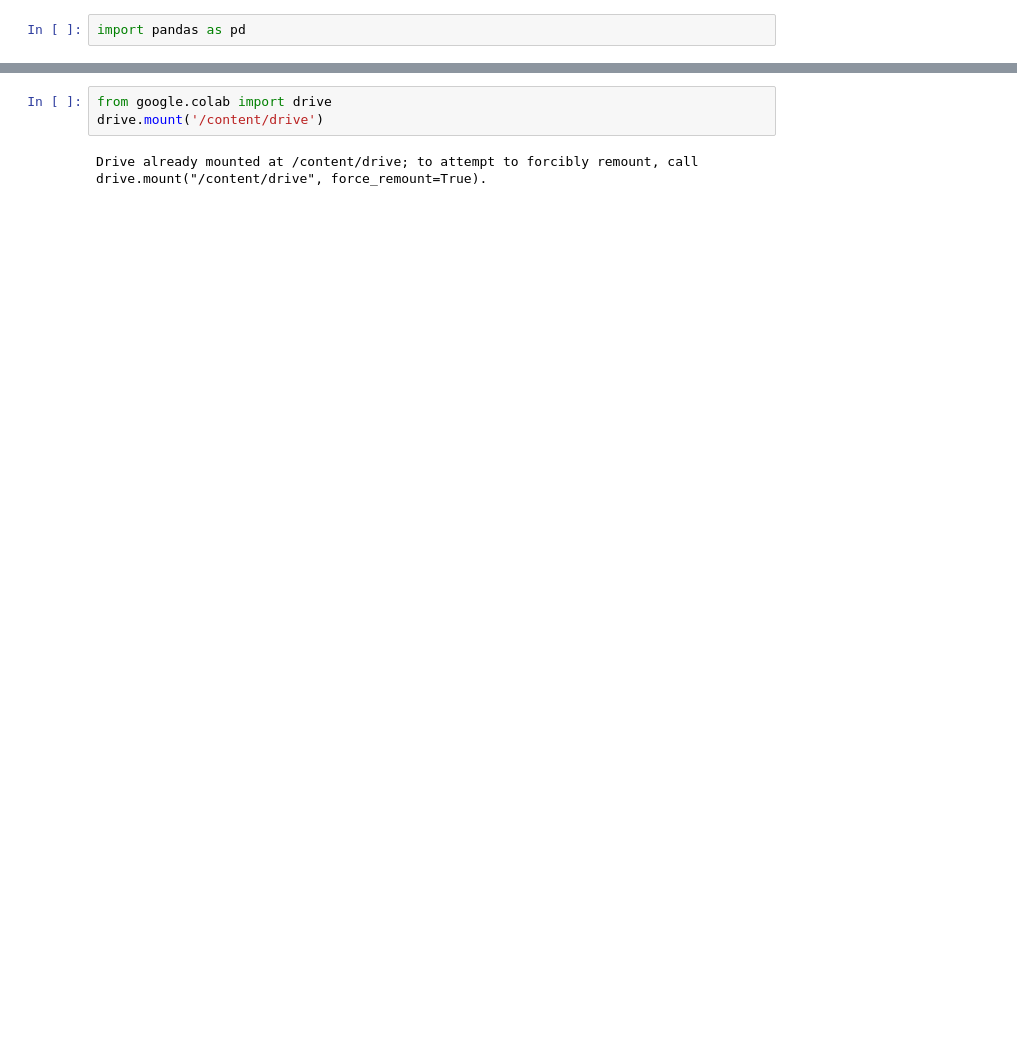
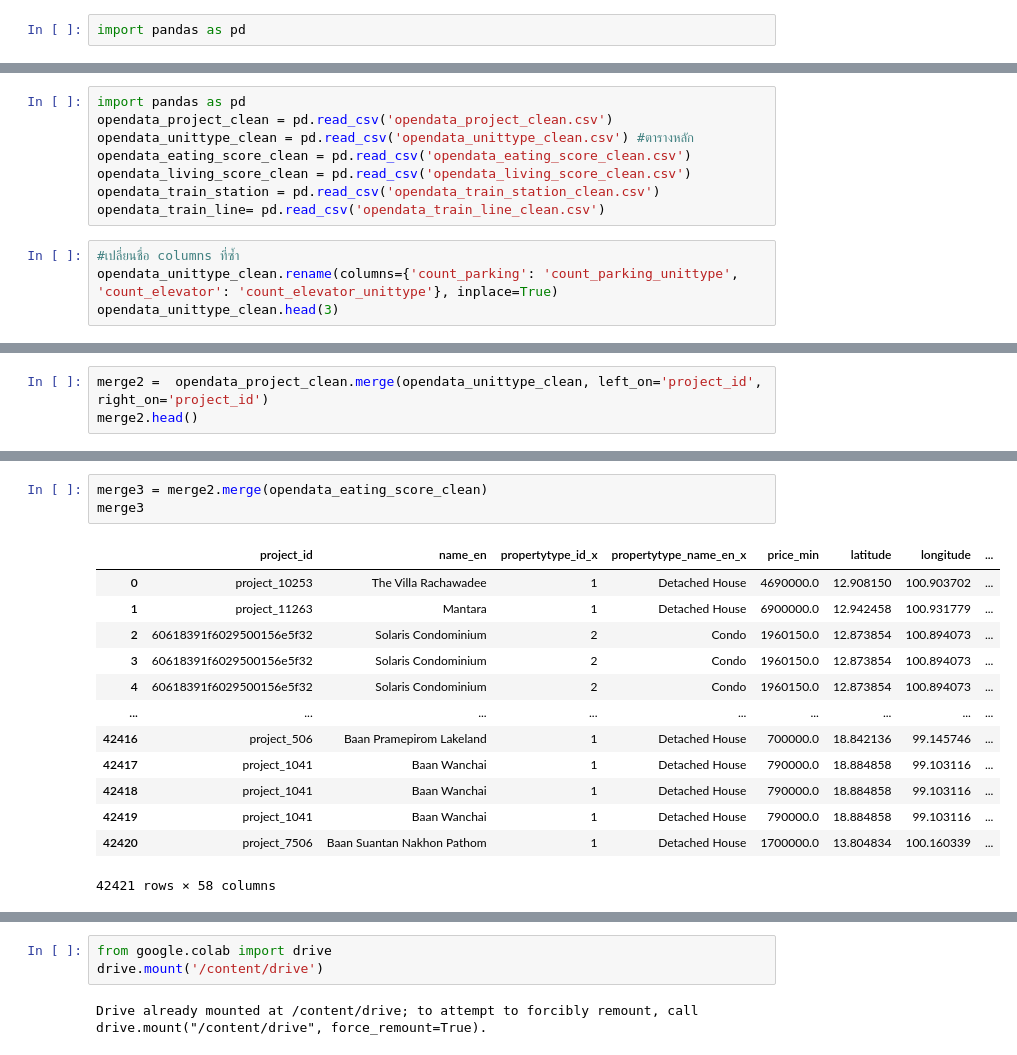
Before and after one commit to PatchareepornT/Basicprg_DataViz65, a Jupyter notebook: ProjectBPDV65.ipynb, the cells around one changed output, grey strips where cells are left out. Saved outputs shown, nothing was run; the diff lists cells and outputs as text; blank space fills up the shorter version.

```diff
--- a/ProjectBPDV65.ipynb
+++ b/ProjectBPDV65.ipynb
@@ -4,0 +764,12 @@ import pandas as pd
+# %%
+import pandas as pd
+opendata_project_clean = pd.read_csv('opendata_project_clean.csv')
+opendata_unittype_clean = pd.read_csv('opendata_unittype_clean.csv') #ตารางหลัก
+opendata_eating_score_clean = pd.read_csv('opendata_eating_score_clean.csv')
+opendata_living_score_clean = pd.read_csv('opendata_living_score_clean.csv')
+opendata_train_station = pd.read_csv('opendata_train_station_clean.csv')
+opendata_train_line= pd.read_csv('opendata_train_line_clean.csv')
+# %%
+#เปลี่ยนชื่อ columns ที่ซ้ำ
+opendata_unittype_clean.rename(columns={'count_parking': 'count_parking_unittype', 'count_elevator': 'count_elevator_unittype'}, inplace=True)
+opendata_unittype_clean.head(3)
@@ -4,0 +851,3 @@ import pandas as pd
+# %%
+merge2 =  opendata_project_clean.merge(opendata_unittype_clean, left_on='project_id', right_on='project_id')
+merge2.head()
@@ -4,0 +862,17 @@ import pandas as pd
+# %%
+merge3 = merge2.merge(opendata_eating_score_clean)
+merge3
+# %% [output]
+|  | project_id | name_en | propertytype_id_x | propertytype_name_en_x | price_min | latitude | longitude | ... |
+| 0 | project_10253 | The Villa Rachawadee | 1 | Detached House | 4690000.0 | 12.908150 | 100.903702 | ... |
+| 1 | project_11263 | Mantara | 1 | Detached House | 6900000.0 | 12.942458 | 100.931779 | ... |
+| 2 | 60618391f6029500156e5f32 | Solaris Condominium | 2 | Condo | 1960150.0 | 12.873854 | 100.894073 | ... |
+| 3 | 60618391f6029500156e5f32 | Solaris Condominium | 2 | Condo | 1960150.0 | 12.873854 | 100.894073 | ... |
+| 4 | 60618391f6029500156e5f32 | Solaris Condominium | 2 | Condo | 1960150.0 | 12.873854 | 100.894073 | ... |
+| ... | ... | ... | ... | ... | ... | ... | ... | ... |
+| 42416 | project_506 | Baan Pramepirom Lakeland | 1 | Detached House | 700000.0 | 18.842136 | 99.145746 | ... |
+| 42417 | project_1041 | Baan Wanchai | 1 | Detached House | 790000.0 | 18.884858 | 99.103116 | ... |
+| 42418 | project_1041 | Baan Wanchai | 1 | Detached House | 790000.0 | 18.884858 | 99.103116 | ... |
+| 42419 | project_1041 | Baan Wanchai | 1 | Detached House | 790000.0 | 18.884858 | 99.103116 | ... |
+| 42420 | project_7506 | Baan Suantan Nakhon Pathom | 1 | Detached House | 1700000.0 | 13.804834 | 100.160339 | ... |
+42421 rows × 58 columns
```
Also changed, not shown: parts of 166 cells of this notebook.
